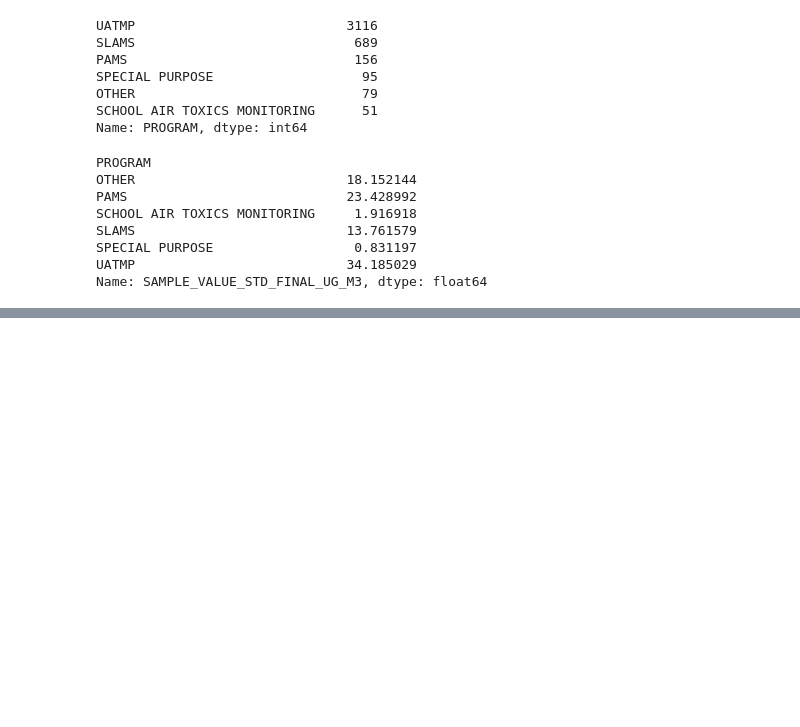
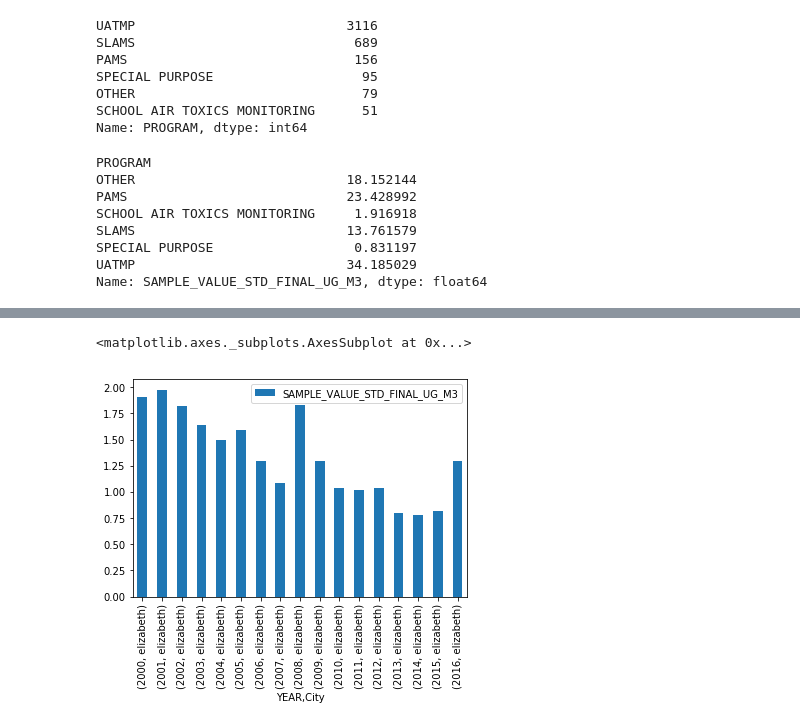
Before and after one commit to jjjjjeb/NJAir_EDA, a Jupyter notebook: Benzene Analysis.ipynb, the cells around one changed output, grey strips where cells are left out. Drawn from its saved outputs; the diff is of its cells as text; code cells hidden in the pictures; blank space fills up the shorter version.

```diff
--- a/Benzene Analysis.ipynb
+++ b/Benzene Analysis.ipynb
@@ -620,3 +601,6 @@ city_year_df.query('YEAR == 2008')
 |  | highland park | 1.677303 |
 |  | hopatcong | 2.322665 |
 |  | new brunswick | 1.277945 |
+# %%
+city_year_mean = pd.DataFrame(city_year_group['SAMPLE_VALUE_STD_FINAL_UG_M3'].mean())
+city_year_mean
@@ -669,0 +674,3 @@ program_city_df.query('City == ["paterson"]')
+# %%
+elizabeth = pd.DataFrame(city_year_mean.query('City == [\'elizabeth\']'))
+elizabeth
@@ -669,0 +697,5 @@ program_city_df.query('City == ["paterson"]')
+# %%
+elizabeth.plot(kind='bar')
+# %% [output]
+<matplotlib.axes._subplots.AxesSubplot at 0x...>
+[figure, added]
```
Also changed, not shown: parts of 22 cells of this notebook.
